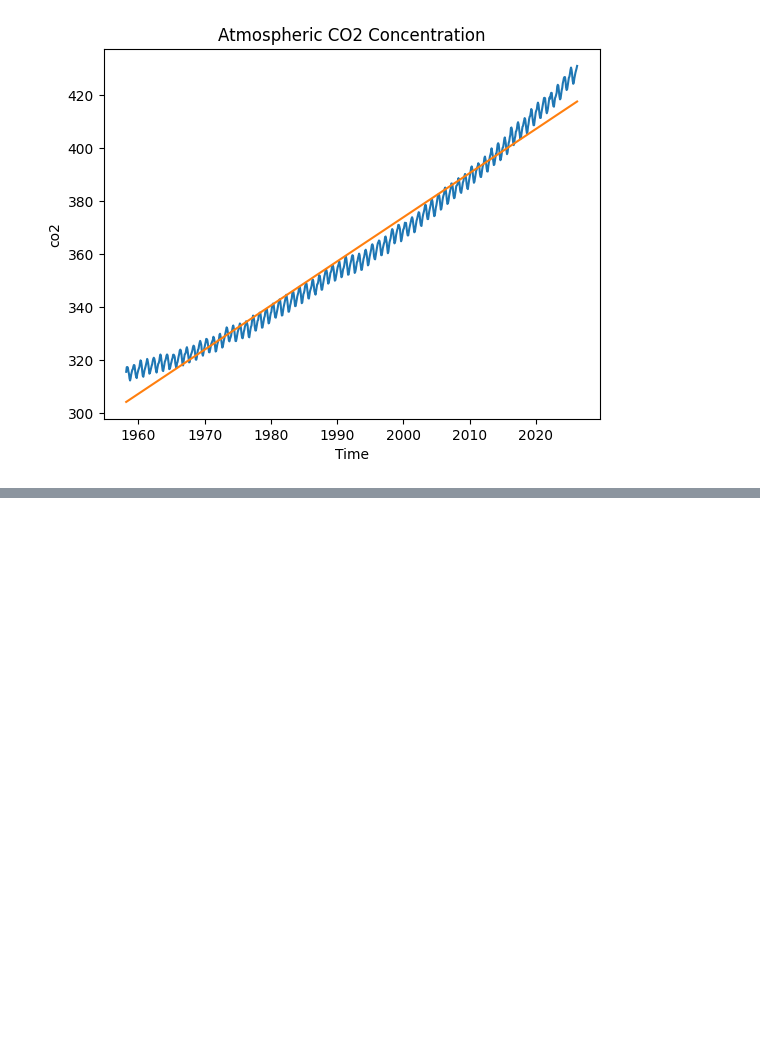
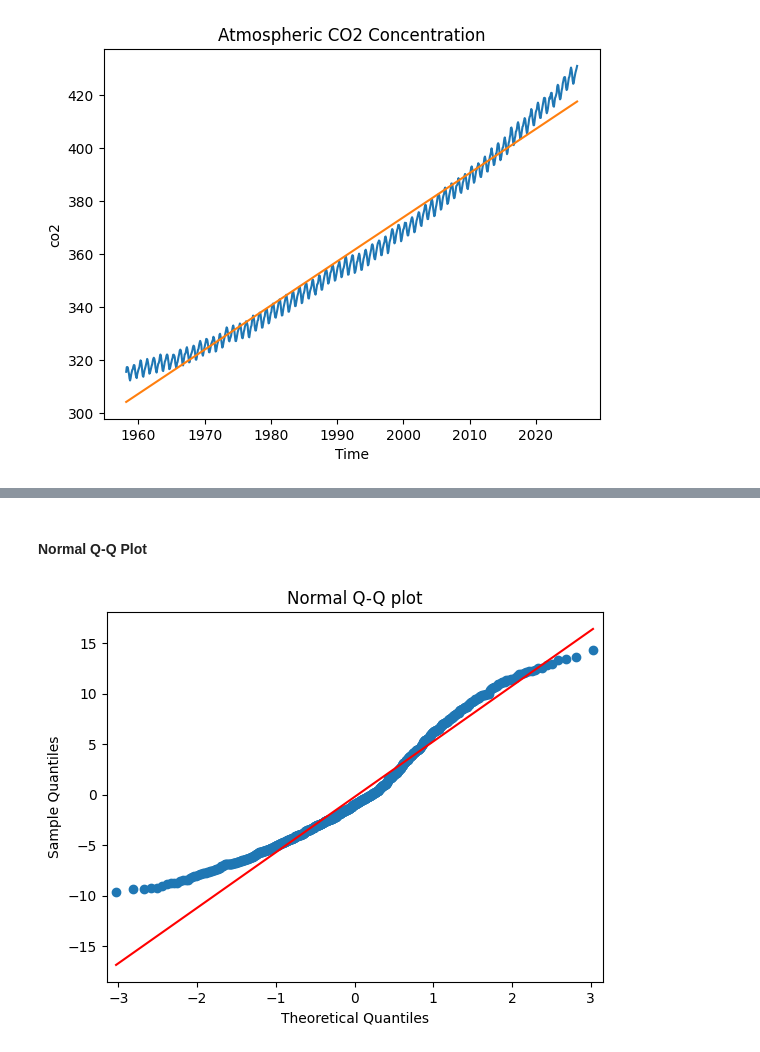
Before and after one commit to jayr0n/Time-Series-Coursera, a Jupyter notebook: Week-1/Basic Statistics.ipynb, the cells around one changed output, grey strips where cells are left out. Saved outputs shown, nothing was run; the diff lists cells and outputs as text; code cells hidden in the pictures; blank space fills up the shorter version.

```diff
--- a/Week-1/Basic Statistics.ipynb
+++ b/Week-1/Basic Statistics.ipynb
@@ -307,0 +327,14 @@ plt.show()
+# %% [markdown]
+#### Normal Q-Q Plot
+# %%
+import numpy as np
+import statsmodels.api as sm
+import matplotlib.pyplot as plt
+
+# Create the Normal Q-Q Plot (Equivalent to qqnorm + qqline)
+fig = sm.qqplot(residual, line='q')
+
+plt.title("Normal Q-Q plot")
+plt.show()
+# %% [output]
+[figure, added]
```
Also changed, not shown: parts of 9 cells of this notebook.
